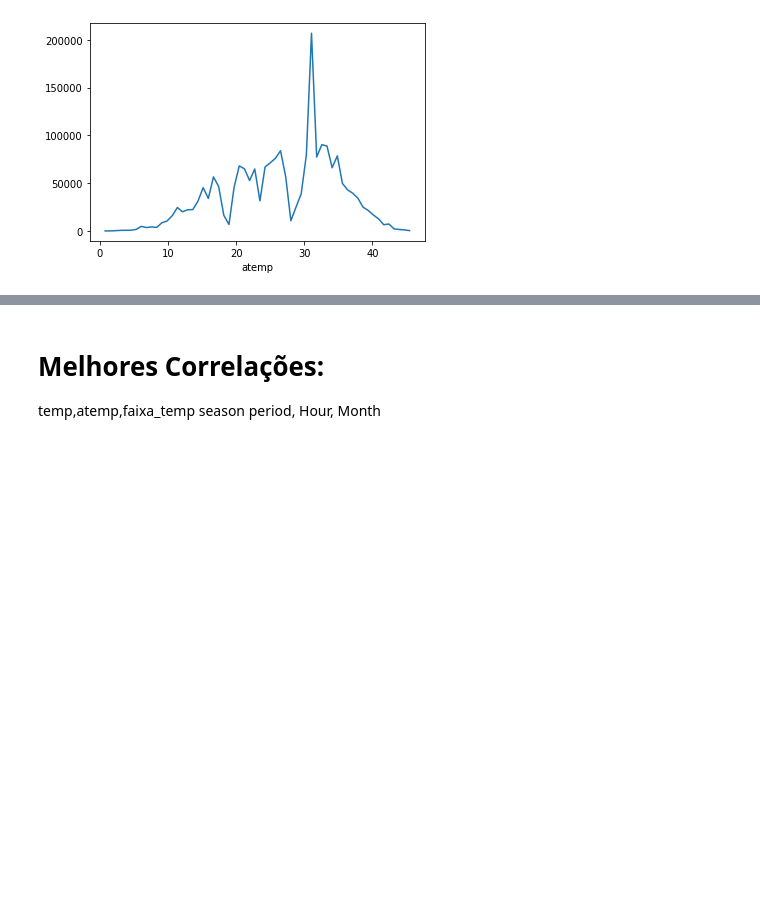
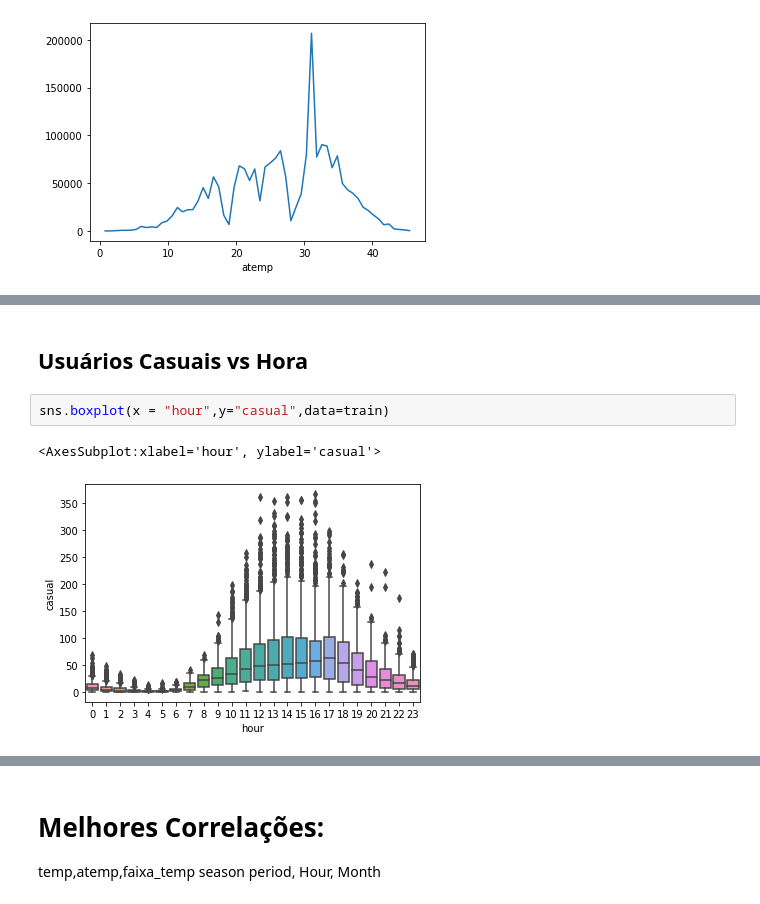
Before and after one commit to renCgomes/T2_LP_ECA_2021.2, a Jupyter notebook: T2_LP.ipynb, the cells around one changed output, grey strips where cells are left out. Saved outputs shown, nothing was run; the diff lists cells and outputs as text; blank space fills up the shorter version.

```diff
--- a/T2_LP.ipynb
+++ b/T2_LP.ipynb
@@ -212,0 +231,7 @@ train.groupby("atemp")["count"].sum().plot()
+# %% [markdown]
+## Usuários Casuais vs Hora
+# %%
+sns.boxplot(x = "hour",y="casual",data=train)
+# %% [output]
+<AxesSubplot:xlabel='hour', ylabel='casual'>
+[figure, added]
```
Also changed, not shown: parts of 26 cells of this notebook, 1 other file.
